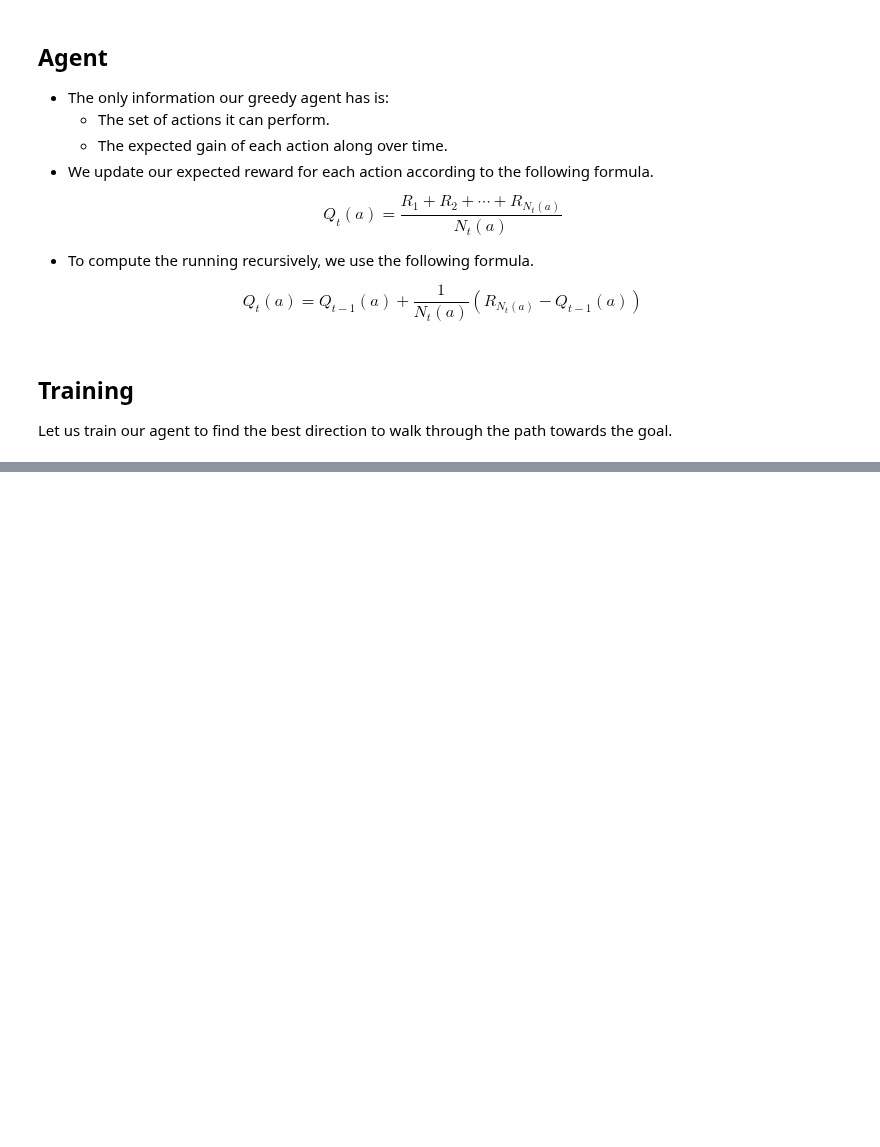
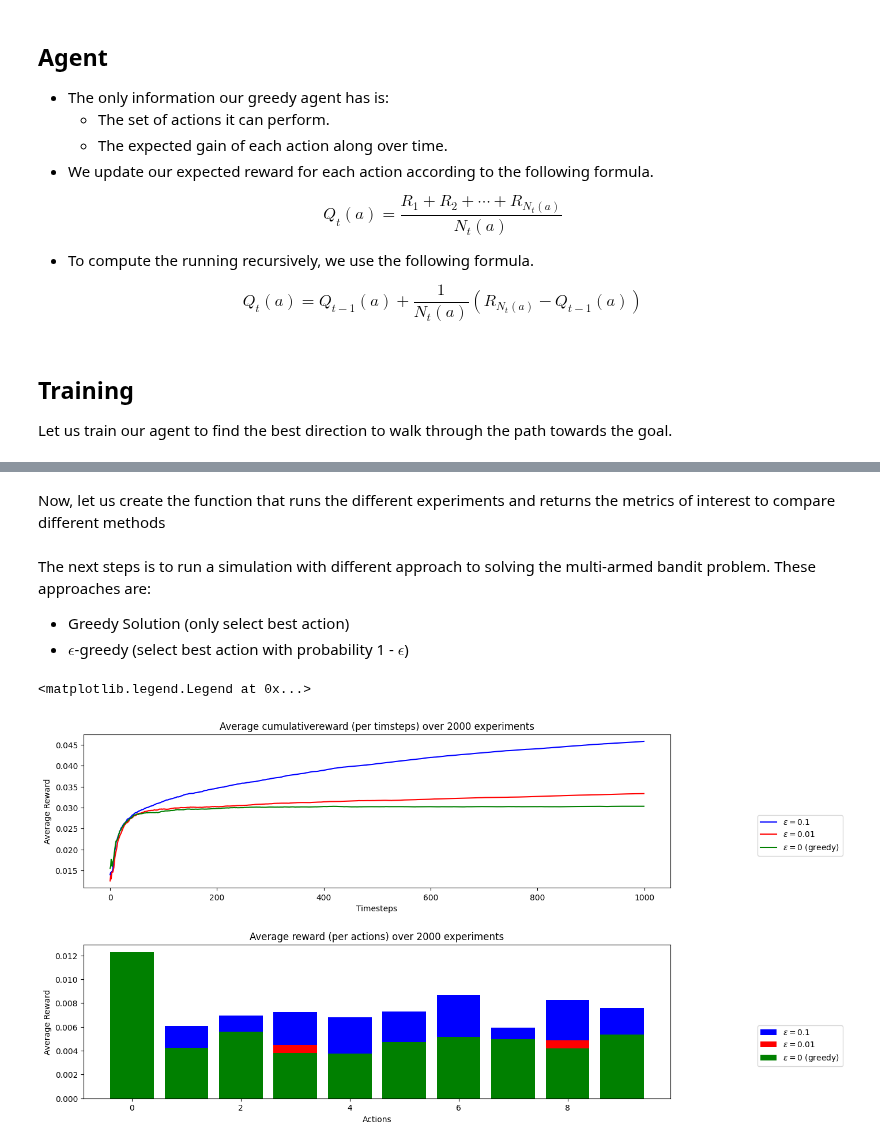
Before and after one commit to ArnolFokam/reinforcement-learning-lab, a Jupyter notebook: notebooks/multi-armed-bandits.ipynb, the cells around one changed output, grey strips where cells are left out. Cells and saved outputs as stored; diff of their text form; code cells hidden in the pictures; blank space fills up the shorter version.

Commit message:
add more code to experiments

```diff
--- a/notebooks/multi-armed-bandits.ipynb
+++ b/notebooks/multi-armed-bandits.ipynb
@@ -115,17 +111,3 @@ class Jumper:
 ## Training
 
 Let us train our agent to find the best direction to walk through the path towards the goal.
-# %%
-scale = 500
-timesteps = 1000
-experiments = 2000
-
-env = LineWalkEnvironment(scale)
-
-# create available 10 jumps such that
-# there exists only few possible jumps
-actions = np.random.randint(-scale, scale, 5)
-
-print(f"agent position: {env.agent_position}")
-print(f"goal position: {env.goal}")
-print(f"best jump: {actions[np.argmin([np.abs((env.agent_position + position) - env.goal) for position in actions])]}")
@@ -212,0 +114,7 @@ TODO:
+# %%
+num_actions = 10
+line_scale = 500
+timesteps = 1000
+experiments = 2000
+# %% [markdown]
+Now, let us create the function that runs the different experiments and returns the metrics of interest to compare different methods
@@ -212,0 +151,5 @@ TODO:
+# %% [markdown]
+The next steps is to run a simulation with different approach to solving the multi-armed bandit problem. These approaches are:
+
+- Greedy Solution (only select best action)
+- $\epsilon$-greedy (select best action with probability 1 - $\epsilon$)
@@ -212,0 +179,29 @@ TODO:
+# %%
+fig, ax = plt.subplots(2, 1, figsize=(12, 8))
+
+plt.tight_layout(pad=5.0)
+
+for name in results:
+    ax[0].plot(range(timesteps),
+               results[name]["average_reward_per_timesteps"],
+               color=results[name]["color"],
+               label=name)
+
+ax[0].set_title(f'Average cumulativereward (per timsteps) over {experiments} experiments')
+ax[0].set_xlabel('Timesteps')
+ax[0].set_ylabel('Average Reward')
+ax[0].legend(bbox_to_anchor=(1.3, 0.5))
+
+for name in results:
+    ax[1].bar(range(num_actions),
+              results[name]["average_reward_per_actions"],
+              color=results[name]["color"],
+              label=name)
+
+ax[1].set_title(f'Average reward (per actions) over {experiments} experiments')
+ax[1].set_xlabel('Actions')
+ax[1].set_ylabel('Average Reward')
+ax[1].legend(bbox_to_anchor=(1.3, 0.5))
+# %% [output]
+<matplotlib.legend.Legend at 0x...>
+[figure, added]
```
Also changed, not shown: parts of 13 cells of this notebook, 1 other file.
